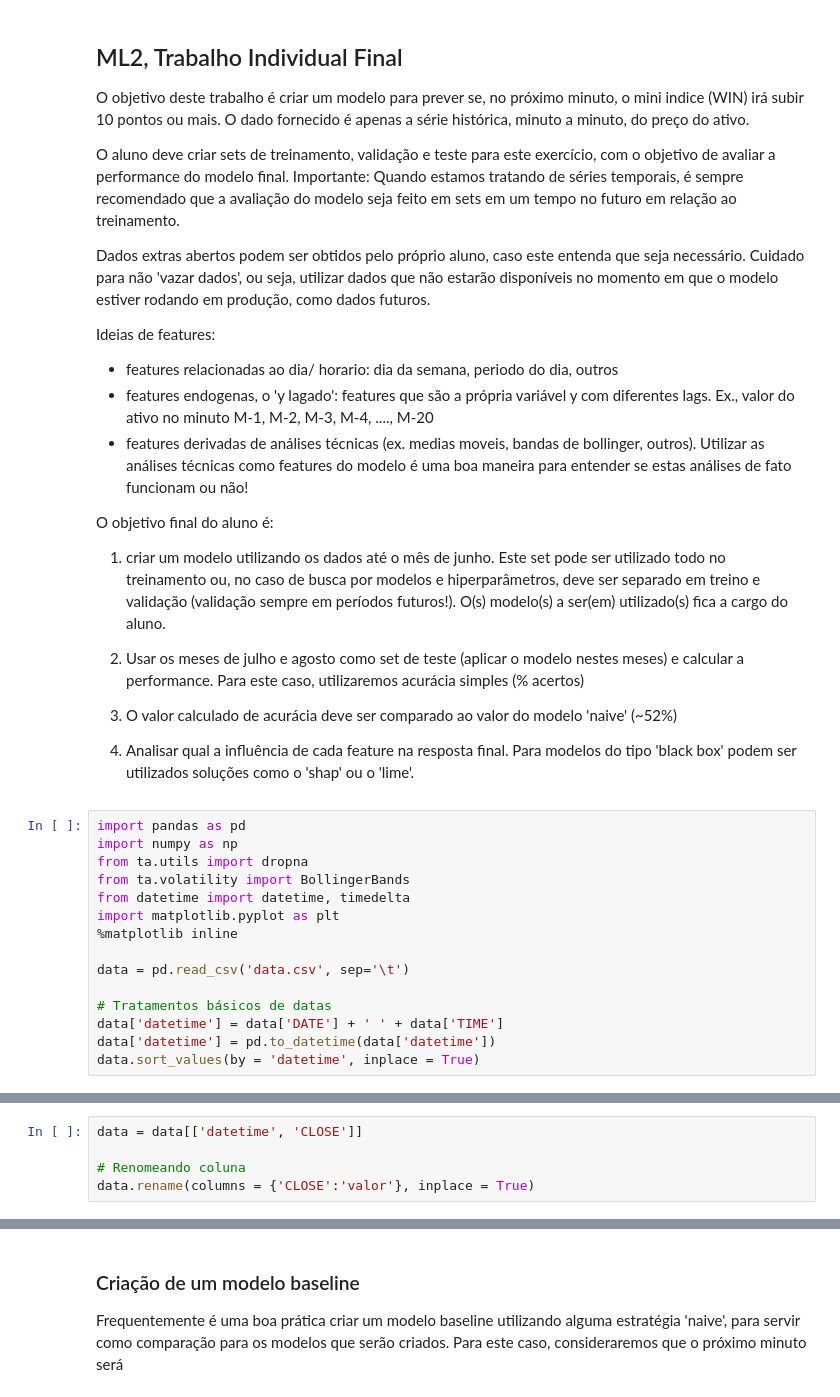
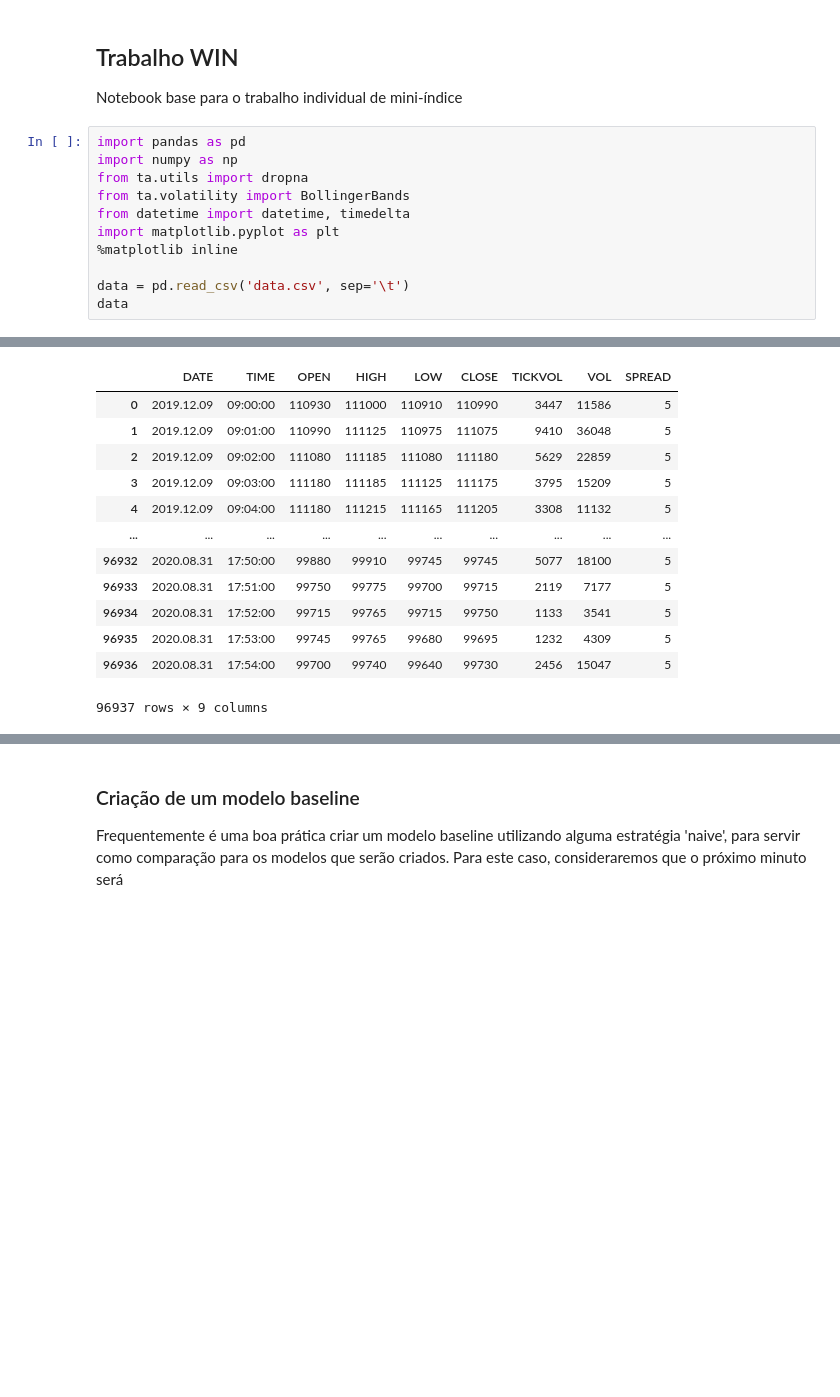
Before and after one commit to BernardoAflalo/FGV_Trabalho_WIN, a Jupyter notebook: TrabalhoFinal.ipynb, the cells around one changed output, grey strips where cells are left out. Drawn from its saved outputs; the diff is of its cells as text; blank space fills up the shorter version.

```diff
--- a/TrabalhoFinal.ipynb
+++ b/TrabalhoFinal.ipynb
@@ -1,28 +1,6 @@
-# %% [markdown]
-## ML2, Trabalho Individual Final
-
-O objetivo deste trabalho é criar um modelo para prever se, no próximo minuto, o mini indice (WIN) irá subir 10 pontos ou mais.
-O dado fornecido é apenas a série histórica, minuto a minuto, do preço do ativo.
-
-O aluno deve criar sets de treinamento, validação e teste para este exercício, com o objetivo de avaliar a performance do modelo final. Importante: Quando estamos tratando de séries temporais, é sempre recomendado que a avaliação do modelo seja feito em sets em um tempo no futuro em relação ao treinamento.
-
-Dados extras abertos podem ser obtidos pelo próprio aluno, caso este entenda que seja necessário. Cuidado para não 'vazar dados', ou seja, utilizar dados que não estarão disponíveis no momento em que o modelo estiver rodando em produção, como dados futuros.
-
-Ideias de features:
-- features relacionadas ao dia/ horario: dia da semana, periodo do dia, outros
-- features endogenas, o 'y lagado': features que são a própria variável y com diferentes lags. Ex., valor do ativo no minuto M-1, M-2, M-3, M-4, ...., M-20
-- features derivadas de análises técnicas (ex. medias moveis, bandas de bollinger, outros). Utilizar as análises técnicas como features do modelo é uma boa maneira para entender se estas análises de fato funcionam ou não!
-
-
-O objetivo final do aluno é:
-
-1) criar um modelo utilizando os dados até o mês de junho. Este set pode ser utilizado todo no treinamento ou, no caso de busca por modelos e hiperparâmetros, deve ser separado em treino e validação (validação sempre em períodos futuros!). O(s) modelo(s) a ser(em) utilizado(s) fica a cargo do aluno.
-
-2) Usar os meses de julho e agosto como set de teste (aplicar o modelo nestes meses) e calcular a performance. Para este caso, utilizaremos acurácia simples (% acertos)
-
-3) O valor calculado de acurácia deve ser comparado ao valor do modelo 'naive' (~52%)
-
-4) Analisar qual a influência de cada feature na resposta final. Para modelos do tipo 'black box' podem ser utilizados soluções como o 'shap' ou o 'lime'.
+# %% [markdown]
+## Trabalho WIN
+Notebook base para o trabalho individual de mini-índice
 # %%
 import pandas as pd
 import numpy as np
@@ -33,8 +11,5 @@ import matplotlib.pyplot as plt
 %matplotlib inline
 
 data = pd.read_csv('data.csv', sep='\t')
-
-# Tratamentos básicos de datas
-data['datetime'] = data['DATE'] + ' ' + data['TIME']
-data['datetime'] = pd.to_datetime(data['datetime'])
-data.sort_values(by = 'datetime', inplace = True)
+data
+# %% [output]
@@ -41,5 +31,13 @@ data.sort_values(by = 'datetime', inplace = True)
+|  | DATE | TIME | OPEN | HIGH | LOW | CLOSE | TICKVOL | VOL | SPREAD |
+| 0 | 2019.12.09 | 09:00:00 | 110930 | 111000 | 110910 | 110990 | 3447 | 11586 | 5 |
+| 1 | 2019.12.09 | 09:01:00 | 110990 | 111125 | 110975 | 111075 | 9410 | 36048 | 5 |
+| 2 | 2019.12.09 | 09:02:00 | 111080 | 111185 | 111080 | 111180 | 5629 | 22859 | 5 |
+| 3 | 2019.12.09 | 09:03:00 | 111180 | 111185 | 111125 | 111175 | 3795 | 15209 | 5 |
+| 4 | 2019.12.09 | 09:04:00 | 111180 | 111215 | 111165 | 111205 | 3308 | 11132 | 5 |
+| ... | ... | ... | ... | ... | ... | ... | ... | ... | ... |
+| 96932 | 2020.08.31 | 17:50:00 | 99880 | 99910 | 99745 | 99745 | 5077 | 18100 | 5 |
+| 96933 | 2020.08.31 | 17:51:00 | 99750 | 99775 | 99700 | 99715 | 2119 | 7177 | 5 |
+| 96934 | 2020.08.31 | 17:52:00 | 99715 | 99765 | 99715 | 99750 | 1133 | 3541 | 5 |
+| 96935 | 2020.08.31 | 17:53:00 | 99745 | 99765 | 99680 | 99695 | 1232 | 4309 | 5 |
+| 96936 | 2020.08.31 | 17:54:00 | 99700 | 99740 | 99640 | 99730 | 2456 | 15047 | 5 |
+96937 rows × 9 columns
-# %%
-data = data[['datetime', 'CLOSE']]
-
-# Renomeando coluna
-data.rename(columns = {'CLOSE':'valor'}, inplace = True)
```
Also changed, not shown: parts of 17 cells of this notebook.
